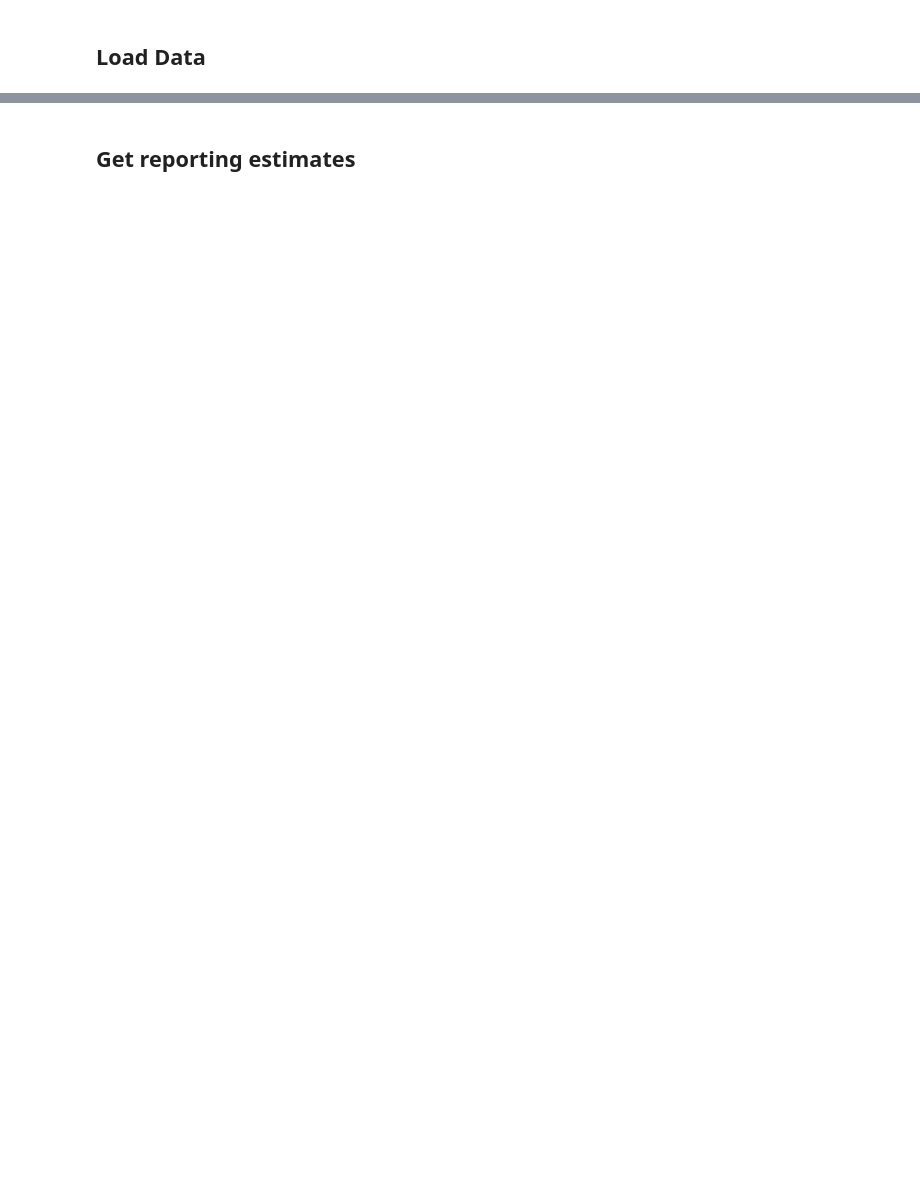
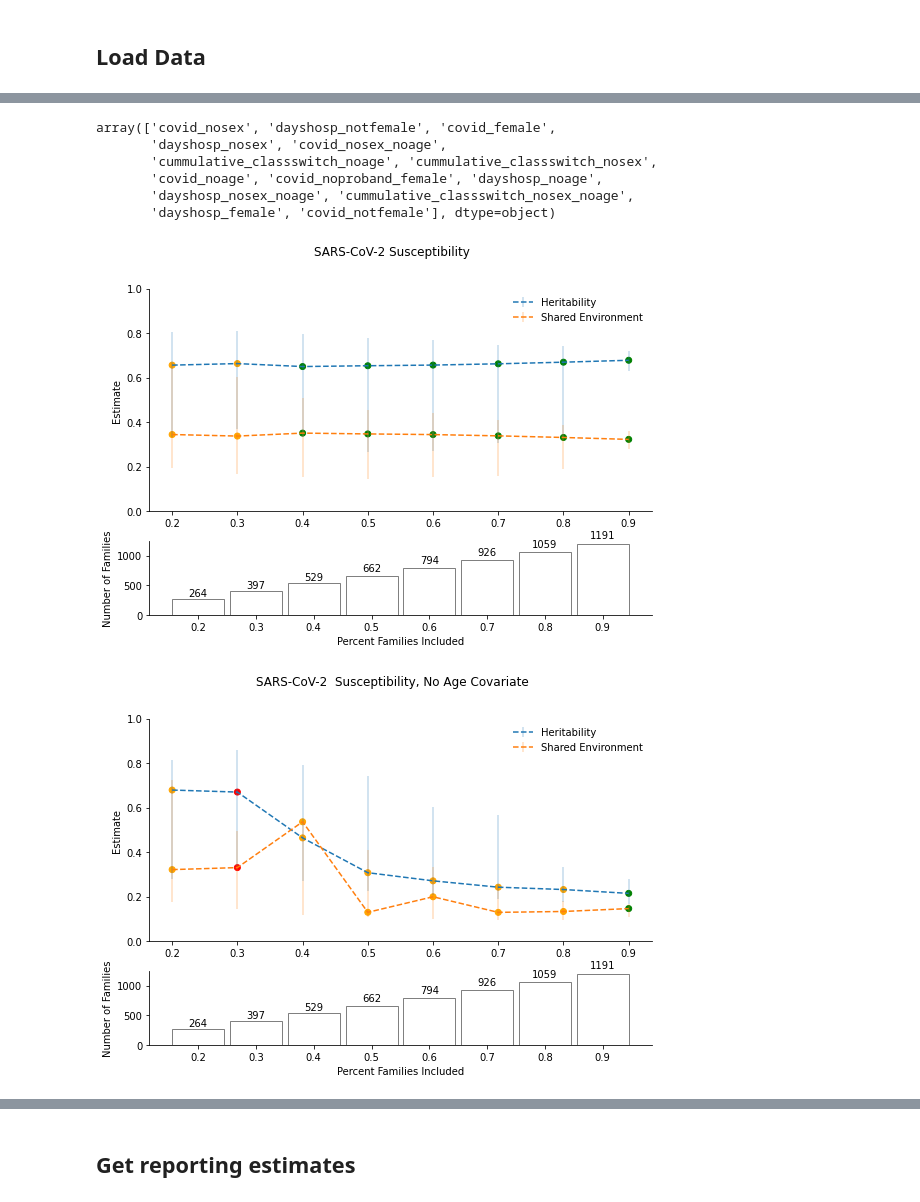
Before and after one commit to tatonetti-lab/covid-h2o, a Jupyter notebook: manuscript_results_hhid.ipynb, the cells around one changed output, grey strips where cells are left out. Saved outputs shown, nothing was run; the diff lists cells and outputs as text; code cells hidden in the pictures; blank space fills up the shorter version.

```diff
--- a/manuscript_results_hhid.ipynb
+++ b/manuscript_results_hhid.ipynb
@@ -357,0 +427,20 @@ interesting_cols=["trait","num_families","model","estimate","estimate_lower",
+# %%
+solar_rev_df["directory"].unique()
+# %% [output]
+array(['covid_nosex', 'dayshosp_notfemale', 'covid_female',
+       'dayshosp_nosex', 'covid_nosex_noage',
+       'cummulative_classswitch_noage', 'cummulative_classswitch_nosex',
+       'covid_noage', 'covid_noproband_female', 'dayshosp_noage',
+       'dayshosp_nosex_noage', 'cummulative_classswitch_nosex_noage',
+       'dayshosp_female', 'covid_notfemale'], dtype=object)
+# %%
+#Graph days hospitalized
+graph_percent_fam(solar_df, "covid", "covid")
+graph_percent_fam(solar_rev_df, "covid", "covid_noage")
+graph_percent_fam(solar_rev_df, "covid", "covid_nosex")
+graph_percent_fam(solar_rev_df, "covid", "covid_nosex_noage")
+# graph_percent_fam(solar_rev_df, "covid", "female")
+# graph_percent_fam(solar_rev_df, "covid", "covid_notfemale")
+# %% [output]
+[figure, added]
+[figure, added]
```
Also changed, not shown: parts of 44 cells of this notebook.
